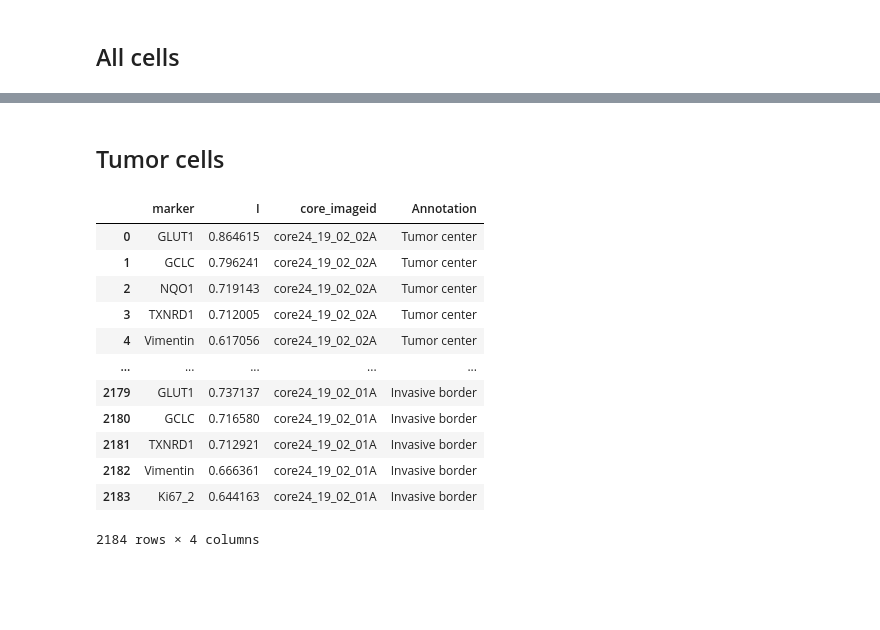
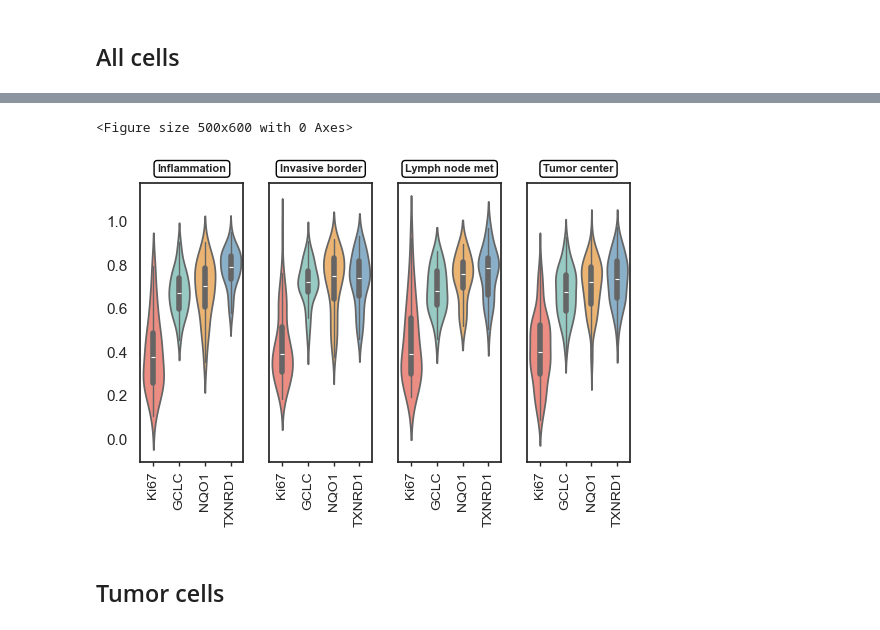
Before and after one commit to farkkilab/Auria_project, a Jupyter notebook: Codes/03_Scimap_Spatial/Auria_Moran_violin.ipynb, the cells around one changed output, grey strips where cells are left out. Cells and saved outputs as stored; diff of their text form; code cells hidden in the pictures; blank space fills up the shorter version.

Commit message:
updated codes for Auria project

```diff
--- a/Codes/03_Scimap_Spatial/Auria_Moran_violin.ipynb
+++ b/Codes/03_Scimap_Spatial/Auria_Moran_violin.ipynb
@@ -133,3 +76,62 @@ plt.show()
+# %%
+
+df = pd.DataFrame(combined_moran)
+df = df[(df['marker'] != 'GLUT1') & (df['Annotation'] != 'Unknown')]
+df['marker'] = df['marker'].replace('Ki67_2', 'Ki67')
+
+# Define the custom order for annotations
+annotation_order = ['Inflammation', 'Invasive border', 'Lymph node met', 'Tumor center']
+
+# Plot setup
+sns.set(style="white")
+plt.figure(figsize=(5, 6))
+
+# Violin plot grouped by Region, split by Marker
+# Custom color palette for markers
+marker_colors = {'TXNRD1': '#7fb2d3', 'GCLC': '#8dd3c9', 'NQO1': '#ffb55f', 'Ki67': '#fc7f71'}
+
+g = sns.catplot(
+    x='marker', y='I', hue='marker', #fill=False,
+    col='Annotation', col_wrap=4,
+    data=df, kind='violin', split=False, inner='box',
+    palette=marker_colors, height=4, aspect=0.35, # Further reduced aspect ratio to make plots narrower
+    inner_kws=dict(box_width=4, whis_width=1),
+    col_order=annotation_order,
+    order=['Ki67', 'GCLC', 'NQO1', 'TXNRD1'],  # Custom order for markers
+)
+
+# Add complete frame around each subplot
+for ax in g.axes.flat:
+    for spine in ax.spines.values():
+        spine.set_visible(True)
+    ax.grid(False)
+    # Add tick parameters to ensure tick marks connect to the frame
+    ax.tick_params(axis='x', which='both', length=3, width=1, direction='out', bottom=True)
+    #ax.tick_params(axis='y', which='both', length=3, width=1, direction='out', left=True)
+
+# Set titles with a box around them
+g.set_titles("{col_name}", fontsize=9, fontweight='bold')
+
+# Add boxes around the titles
+for ax in g.axes.flat:
+    title_text = ax.get_title()
+    ax.set_title('')
+    ax.text(0.5, 1.05, title_text,
+            transform=ax.transAxes,
+            ha='center', va='center',
+            bbox=dict(boxstyle='round,pad=0.3', facecolor='white', edgecolor='black', linewidth=1),
+            fontsize=8, fontweight='bold')
+
+g.set_axis_labels("", "")
+g.set_xticklabels(rotation=90, fontsize=10)
+
+plt.tight_layout()
+
+plt.savefig('/Users/wenqchen/Desktop/Projects/Auria/Plots/Moran_violin_all.pdf', bbox_inches='tight', dpi=500)
+plt.show()
+# %% [output]
+<Figure size 500x600 with 0 Axes>
+[figure, added]
 # %% [markdown]
 ## Tumor cells
 # %%
@@ -172,19 +174,3 @@ annotation_dict = core_annotation.drop_duplicates('core_imageid').set_index('cor
 # Add Annotation column to combined dataframe
 combined_moran['Annotation'] = combined_moran['core_imageid'].map(annotation_dict)
 combined_moran['Annotation'] = combined_moran['Annotation'].fillna('Unknown')
-# %%
-combined_moran
-# %% [output]
-|  | marker | I | core_imageid | Annotation |
-| 0 | GLUT1 | 0.864615 | core24_19_02_02A | Tumor center |
-| 1 | GCLC | 0.796241 | core24_19_02_02A | Tumor center |
-| 2 | NQO1 | 0.719143 | core24_19_02_02A | Tumor center |
-| 3 | TXNRD1 | 0.712005 | core24_19_02_02A | Tumor center |
-| 4 | Vimentin | 0.617056 | core24_19_02_02A | Tumor center |
-| ... | ... | ... | ... | ... |
-| 2179 | GLUT1 | 0.737137 | core24_19_02_01A | Invasive border |
-| 2180 | GCLC | 0.716580 | core24_19_02_01A | Invasive border |
-| 2181 | TXNRD1 | 0.712921 | core24_19_02_01A | Invasive border |
-| 2182 | Vimentin | 0.666361 | core24_19_02_01A | Invasive border |
-| 2183 | Ki67_2 | 0.644163 | core24_19_02_01A | Invasive border |
-2184 rows × 4 columns
```
Also changed, not shown: parts of 3 cells of this notebook, 17 other files.
